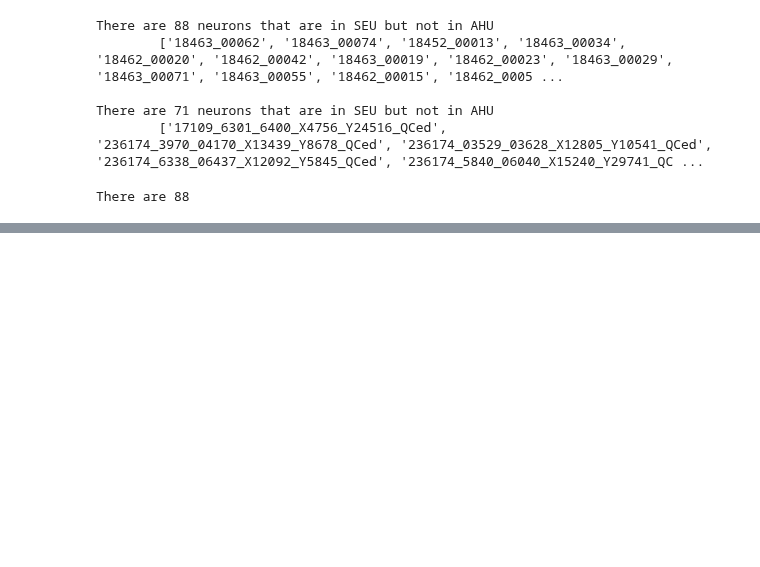
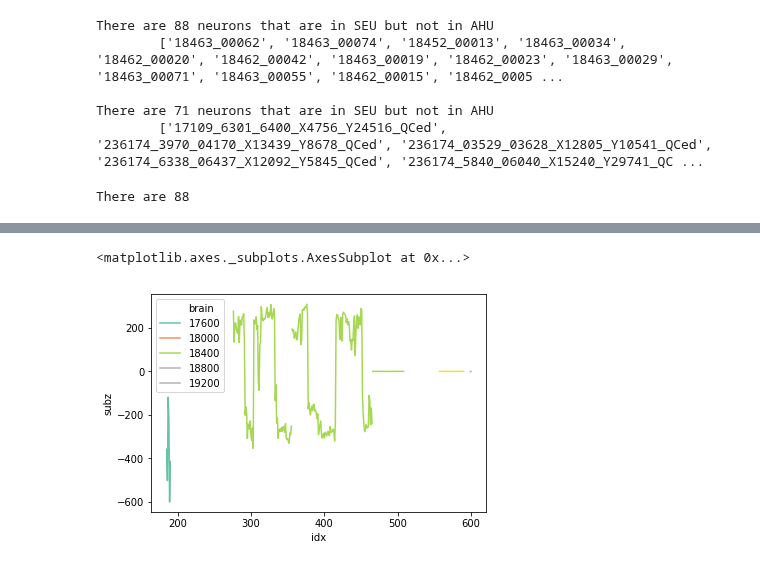
Before and after one commit to zijun-zhao/NMTcode, a Jupyter notebook: Code/Dec_pipeline3Dec.ipynb, the cells around one changed output, grey strips where cells are left out. Cells and saved outputs as stored; diff of their text form; code cells hidden in the pictures; blank space fills up the shorter version.

```diff
--- a/Code/Dec_pipeline3Dec.ipynb
+++ b/Code/Dec_pipeline3Dec.ipynb
@@ -463,0 +637,5 @@ FileNotFoundError: [Errno 2] No such file or directory: '/home/penglab/Documents
+# %%
+sns.lineplot(x='idx', y= 'subz', hue= 'brain', data=compareDF.loc[list(set(list_x)),:], palette="Set2")
+# %% [output]
+<matplotlib.axes._subplots.AxesSubplot at 0x...>
+[figure, added]
```
Also changed, not shown: parts of 21 cells of this notebook.
